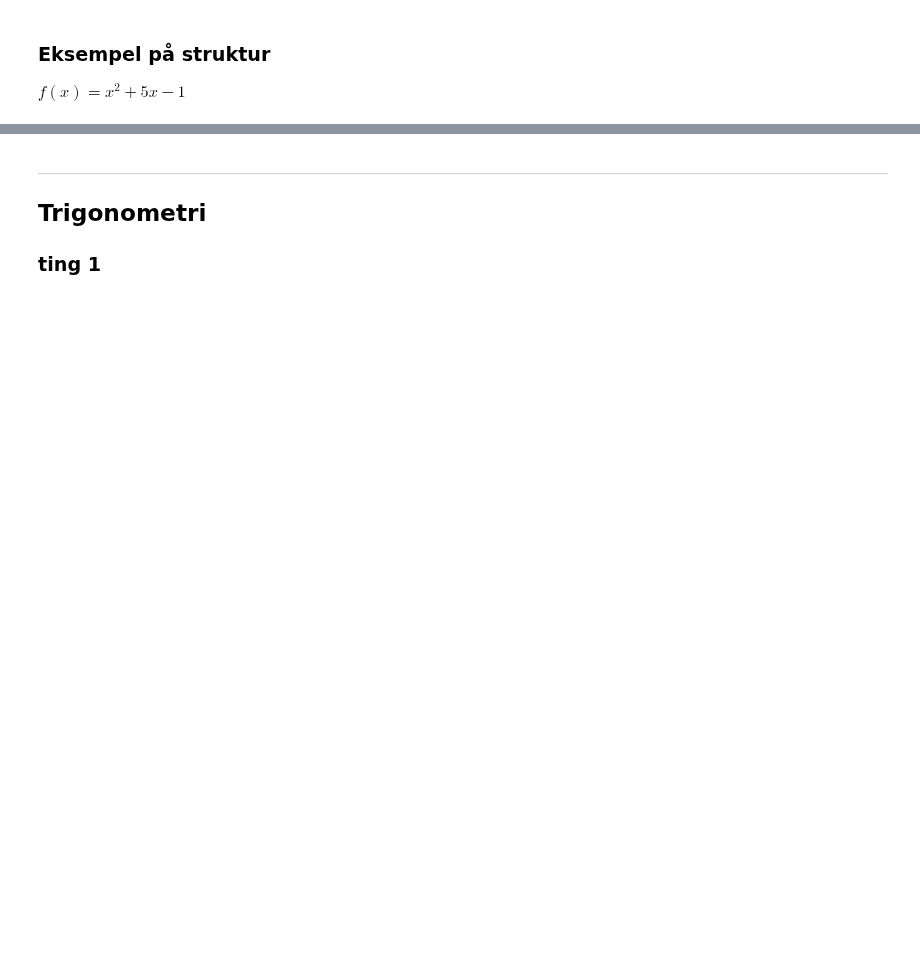
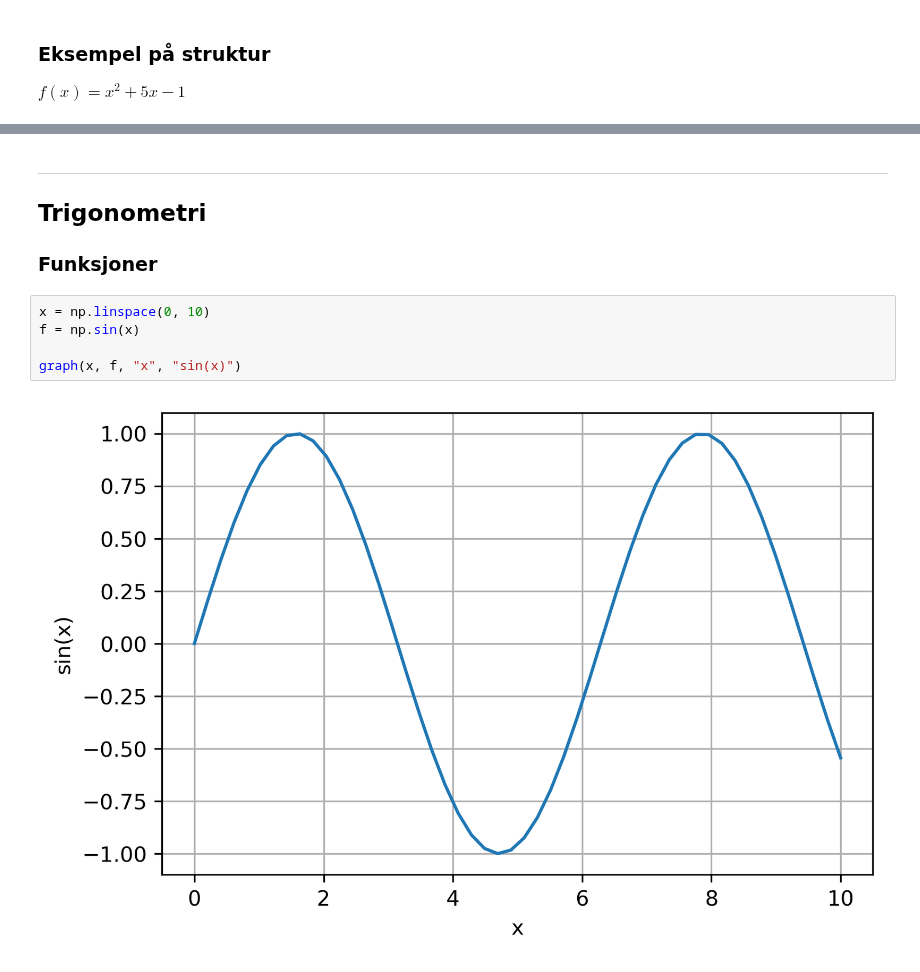
Before and after one commit to christoffer-s/notebooks, a Jupyter notebook: R2.ipynb, the cells around one changed output, grey strips where cells are left out. Saved outputs shown, nothing was run; the diff lists cells and outputs as text; blank space fills up the shorter version.

```diff
--- a/R2.ipynb
+++ b/R2.ipynb
@@ -89,4 +84,11 @@ $f(10) = 149$
 
 ## Trigonometri
 
-### ting 1
+### Funksjoner
+# %%
+x = np.linspace(0, 10)
+f = np.sin(x)
+
+graph(x, f, "x", "sin(x)")
+# %% [output]
+[figure, added]
```
Also changed, not shown: parts of 4 cells of this notebook, 1 other file.
